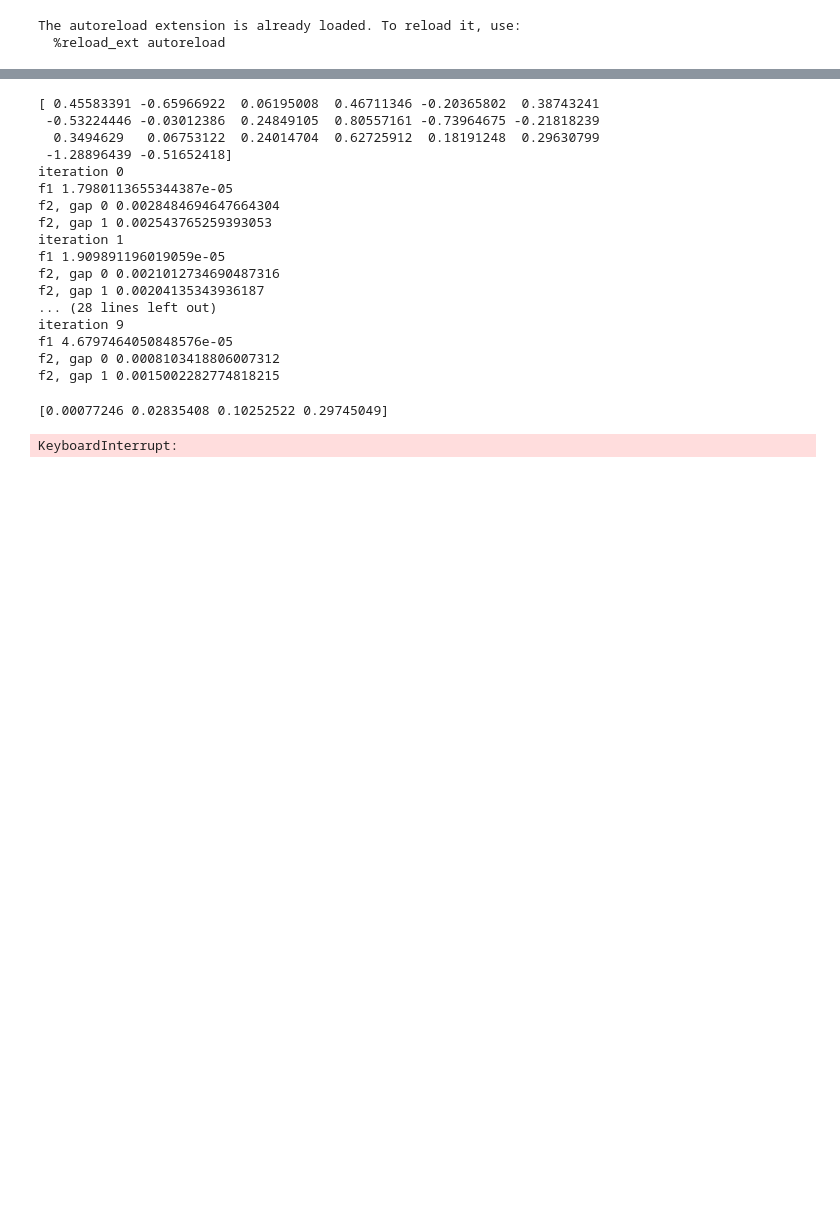
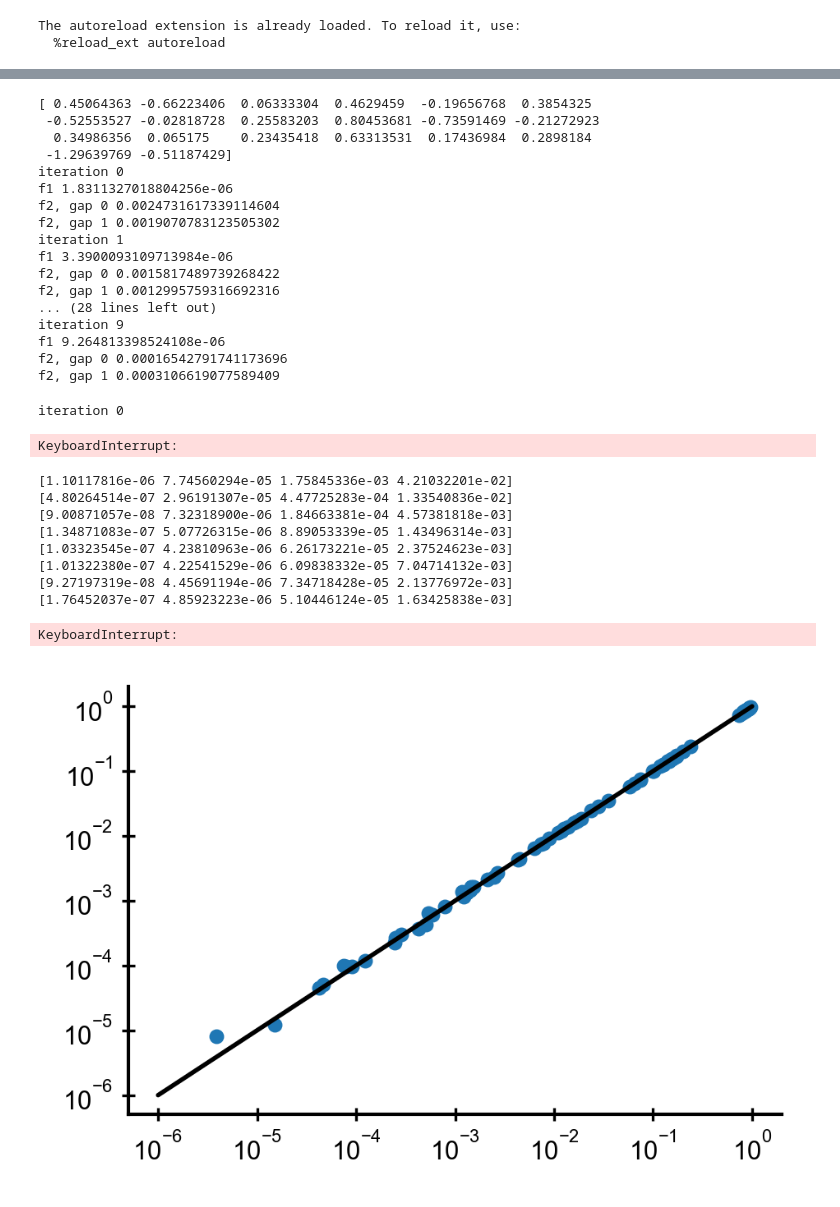
Before and after one commit to andim/peptidome, a Jupyter notebook: code/globalmaxent/globalmaxent.ipynb, the cells around one changed output, grey strips where cells are left out. Cells and saved outputs as stored; diff of their text form; code cells hidden in the pictures; blank space fills up the shorter version.

```diff
--- a/code/globalmaxent/globalmaxent.ipynb
+++ b/code/globalmaxent/globalmaxent.ipynb
@@ -114,22 +121,23 @@ dfgap1 = count(train, 2, gap=1)
 # %%
-h, Jk = fit_ising(df0, [df1, dfgap1], nmcmc=1e5, niter=10, epsilon=0.2, N=k, output=True)
+args = [df1, dfgap1, dfgap2] if k == 4 else [df1, dfgap1]
+h, Jk = fit_ising(df0, args, nmcmc=5e5, niter=10, epsilon=0.2, N=k, output=True)
 # %% [output]
-[ 0.45583391 -0.65966922  0.06195008  0.46711346 -0.20365802  0.38743241
- -0.53224446 -0.03012386  0.24849105  0.80557161 -0.73964675 -0.21818239
-  0.3494629   0.06753122  0.24014704  0.62725912  0.18191248  0.29630799
- -1.28896439 -0.51652418]
+[ 0.45064363 -0.66223406  0.06333304  0.4629459  -0.19656768  0.3854325
+ -0.52553527 -0.02818728  0.25583203  0.80453681 -0.73591469 -0.21272923
+  0.34986356  0.065175    0.23435418  0.63313531  0.17436984  0.2898184
+ -1.29639769 -0.51187429]
 iteration 0
-f1 1.7980113655344387e-05
-f2, gap 0 0.0028484694647664304
-f2, gap 1 0.002543765259393053
+f1 1.8311327018804256e-06
+f2, gap 0 0.0024731617339114604
+f2, gap 1 0.0019070783123505302
 iteration 1
-f1 1.909891196019059e-05
-f2, gap 0 0.0021012734690487316
-f2, gap 1 0.00204135343936187
+f1 3.3900093109713984e-06
+f2, gap 0 0.0015817489739268422
+f2, gap 1 0.0012995759316692316
 ... (28 lines left out)
 iteration 9
-f1 4.6797464050848576e-05
-f2, gap 0 0.0008103418806007312
-f2, gap 1 0.0015002282774818215
+f1 9.264813398524108e-06
+f2, gap 0 0.00016542791741173696
+f2, gap 1 0.0003106619077589409
 # %%
 Z = np.exp(scipy.special.logsumexp([-clib.energy(np.array(s), h, Jk) for s in itertools.product(range(naminoacids), repeat=k)]))
@@ -138,9 +146,13 @@ jsd_maxent = calc_jsd(df4_test['freq'], df4_test['freq_maxent'], base=2)
 # %%
-hks = fit_global(fks, niter=3, nmcmc=2e5, epsilon=0.1)
+hks = fit_global(fks, niter=10, nmcmc=1e6, epsilon=0.1, output=True)
+# %% [output]
+iteration 0
+KeyboardInterrupt:
 # %%
+pseudocount = 1e-2
 niter=10
 nmcmc=1e6
-epsilon=10.0
+epsilon=0.5
 prng=None
 output=False
 
@@ -149,33 +161,50 @@ if prng is None:
     prng = np.random
 q = len(aminoacids)
 aas_arr = np.array(list(aminoacids))
-hks = np.zeros((q, N+1))
+f1 = np.sum(np.arange(fks.shape[1])*fks, axis=1)/(fks.shape[1]-1)
+h = np.array(np.log(f1))
+h -= np.mean(h)
+hks = h.reshape(20, 1)*np.arange(fks.shape[1])
+#hks = np.zeros((q, N+1))
 for i in range(niter):
     if output:
         print('iteration %g'%i)
+#    def jump(x):
+#        xp = x.copy()
+#        i = np.random.randint(0, len(x))
+#        xp[i] = (xp[i]+np.random.randint(0, q-1))%q
+#        return xp
     def jump(x):
-        xp = x.copy()
-        i = np.random.randint(0, len(x))
-        xp[i] = (xp[i]+np.random.randint(0, q-1))%q
-        return xp
-#    def jump(x):
-#        return prng.randint(q, size=N)
+        return prng.randint(q, size=N)
     def energy(x):
         return energy_global(aacounts_int(x), hks)
     x0 = jump(prng.randint(q, size=N))
     samples = mcmcsampler(x0, energy, jump, nmcmc, prng=prng, nburnin=1e3)
     aacountss = [aacounts_int(s) for s in samples]
     prob_aa_ks = prob_aa(aacountss, N, pseudocount=pseudocount)
+    #Z = np.exp(scipy.special.logsumexp([-energy_global(aacounts_int(np.array(s)), hks) for s in itertools.product(range(naminoacids), repeat=k)]))
+    #probs = np.exp([-energy_global(aacounts(s), hks) for s in kmers])/Z
+    if i == 0:
+        prob_aa_ks0 = prob_aa_ks
     hks += np.log(fks/prob_aa_ks)*epsilon
     #hks += (fks-prob_aa_ks)*epsilon
     jsd = calc_jsd(fks, prob_aa_ks, base=2)
     print(jsd)
 # %% [output]
-[0.00077246 0.02835408 0.10252522 0.29745049]
+[1.10117816e-06 7.74560294e-05 1.75845336e-03 4.21032201e-02]
+[4.80264514e-07 2.96191307e-05 4.47725283e-04 1.33540836e-02]
+[9.00871057e-08 7.32318900e-06 1.84663381e-04 4.57381818e-03]
+[1.34871083e-07 5.07726315e-06 8.89053339e-05 1.43496314e-03]
+[1.03323545e-07 4.23810963e-06 6.26173221e-05 2.37524623e-03]
+[1.01322380e-07 4.22541529e-06 6.09838332e-05 7.04714132e-03]
+[9.27197319e-08 4.45691194e-06 7.34718428e-05 2.13776972e-03]
+[1.76452037e-07 4.85923223e-06 5.10446124e-05 1.63425838e-03]
 KeyboardInterrupt:
 # %%
 plt.plot(fks.flatten(), prob_aa_ks.flatten(), 'o')
-x = [1e-5, 1e0]
+x = [1e-6, 1e0]
 plt.plot(x, x, 'k')
 plt.xscale('log')
 plt.yscale('log')
+# %% [output]
+[figure, added]
```
Also changed, not shown: parts of 24 cells of this notebook, 16 other files.
